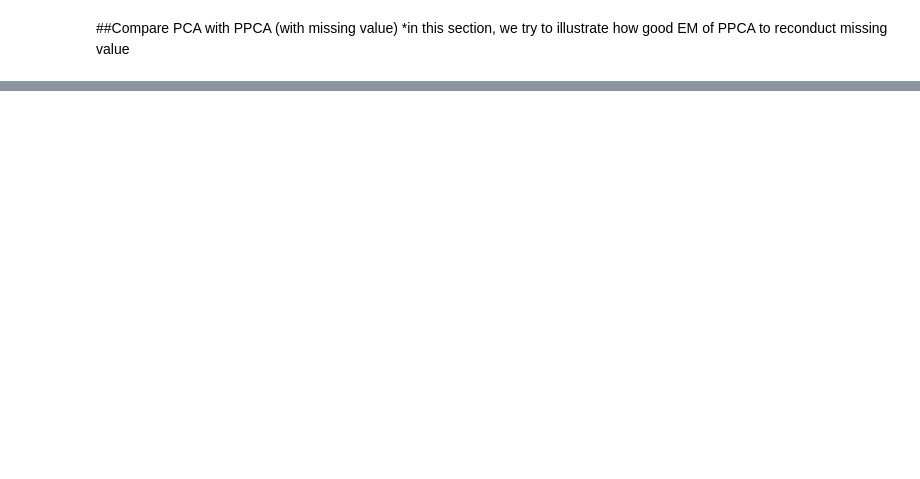
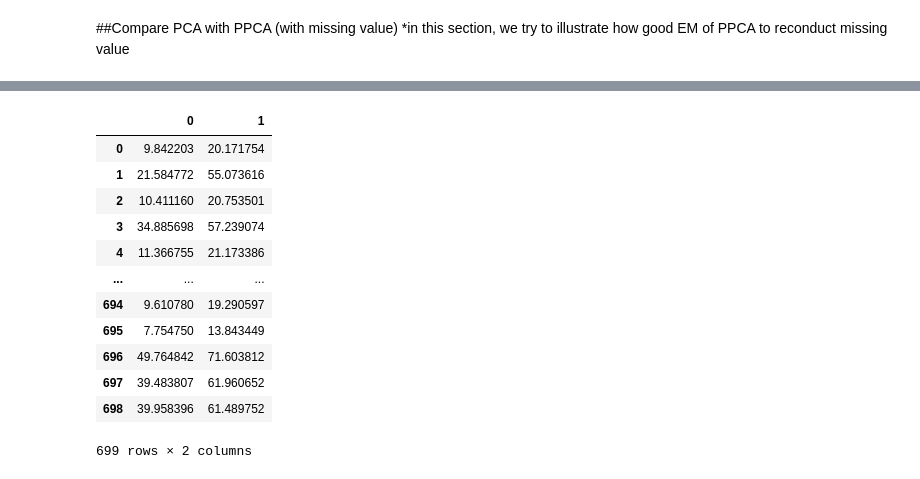
Before and after one commit to hhtnghia321/PPCA---project---Group-NNNV, a Jupyter notebook: fillna_with_PPCA.ipynb, the cells around one changed output, grey strips where cells are left out. Drawn from its saved outputs; the diff is of its cells as text; code cells hidden in the pictures; blank space fills up the shorter version.

```diff
--- a/fillna_with_PPCA.ipynb
+++ b/fillna_with_PPCA.ipynb
@@ -137,0 +167,24 @@ import matplotlib.pyplot as plt
+# %%
+data_miss = pd.read_csv(dataNA_source,na_values="?")
+pos_na = pd.isna(data_miss).iloc[:,1:].values
+data_miss1 = data_miss.iloc[:,1:].values
+data_miss_filled = data_miss.fillna(0).iloc[:,1:].values
+ppca_miss = PPCA1(data_miss_filled, 2,EM=True,pos_na= pos_na)
+ppca_comp_miss = ppca_miss[0].T
+data_compl = ppca_miss[3]
+ppca_data_miss = pd.DataFrame(ppca_comp_miss.dot(data_compl.T).T)
+ppca_data_miss
+# %% [output]
+|  | 0 | 1 |
+| 0 | 9.842203 | 20.171754 |
+| 1 | 21.584772 | 55.073616 |
+| 2 | 10.411160 | 20.753501 |
+| 3 | 34.885698 | 57.239074 |
+| 4 | 11.366755 | 21.173386 |
+| ... | ... | ... |
+| 694 | 9.610780 | 19.290597 |
+| 695 | 7.754750 | 13.843449 |
+| 696 | 49.764842 | 71.603812 |
+| 697 | 39.483807 | 61.960652 |
+| 698 | 39.958396 | 61.489752 |
+699 rows × 2 columns
```
Also changed, not shown: parts of 15 cells of this notebook.
